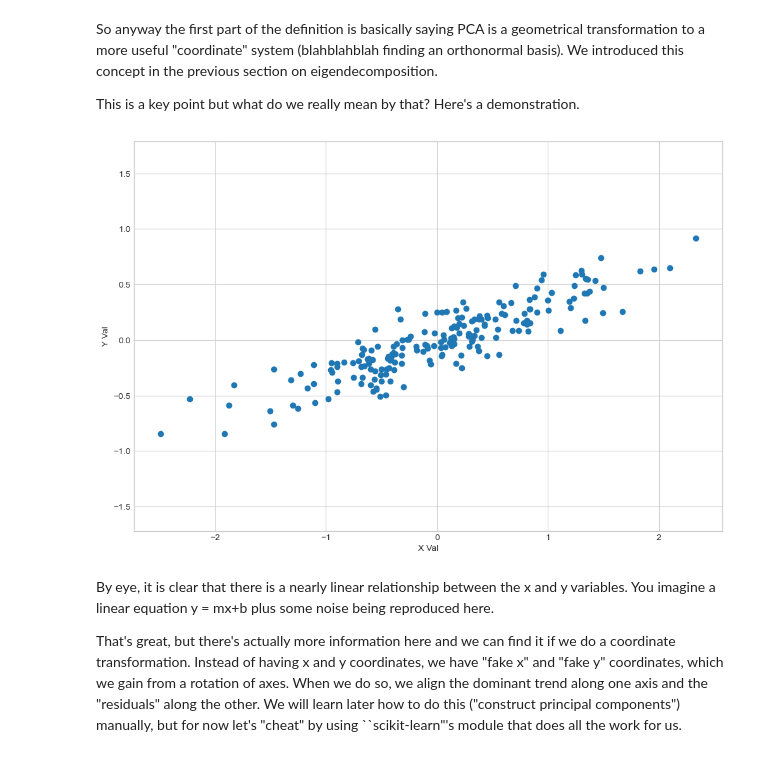
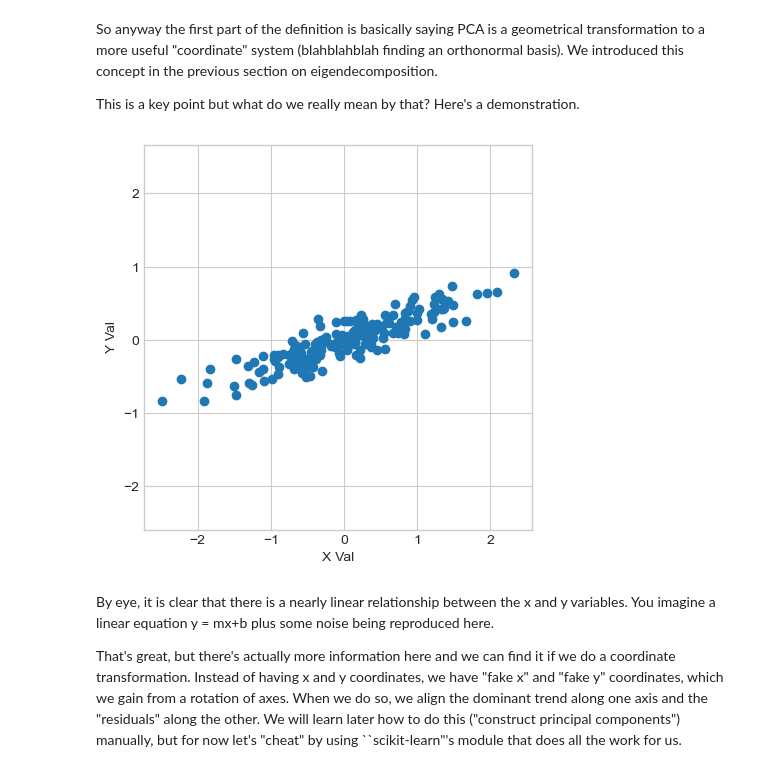
Before and after one commit to thaynecurrie/phys7903_fall2026, a Jupyter notebook: ScientificPythonNotes/NumPy/Python_NumPy_part8.ipynb, the cells around one changed output. Saved outputs shown, nothing was run; the diff lists cells and outputs as text; code cells hidden in the pictures.

```diff
--- a/ScientificPythonNotes/NumPy/Python_NumPy_part8.ipynb
+++ b/ScientificPythonNotes/NumPy/Python_NumPy_part8.ipynb
@@ -27,31 +27,31 @@ This is a key point but what do we really mean by that?   Here's a demonstration
 # %%
 import numpy as np
 import matplotlib.pyplot as plt
 plt.rcParams['figure.figsize'] = [12, 8] #to make the figures larger in Jupyter
 #plt.style.use('seaborn-whitegrid')
 plt.style.use('seaborn-v0_8-whitegrid') #a grid
 
 
 
 rng = np.random.RandomState(1)
 X = np.dot(rng.rand(2, 2), rng.randn(2, 200)).T
 
 #one way with matplotlib
 #plt.xlabel('X val')
 #plt.ylabel('Y val')
 #plt.scatter(X[:, 0], X[:, 1])
 #plt.axis('equal')
 
 #other way, allowing more control over appearance: we will get to this later
-fig,axes=plt.subplots()
+fig,axes=plt.subplots(figsize=(5,5))
 axes.set_xlabel('X Val')
 axes.set_ylabel('Y Val')
 axes.scatter(X[:, 0], X[:, 1])
 axes.set_aspect('equal',adjustable='datalim')
 
 plt.show()
 # %% [output]
-[figure, old version]
+[figure, new version]
 # %% [markdown]
 By eye, it is clear that there is a nearly linear relationship between the x and y variables.   You imagine a linear equation y = mx+b plus some noise being reproduced here.
 
```
Also changed, not shown: parts of 15 cells of this notebook, 12 other files.
